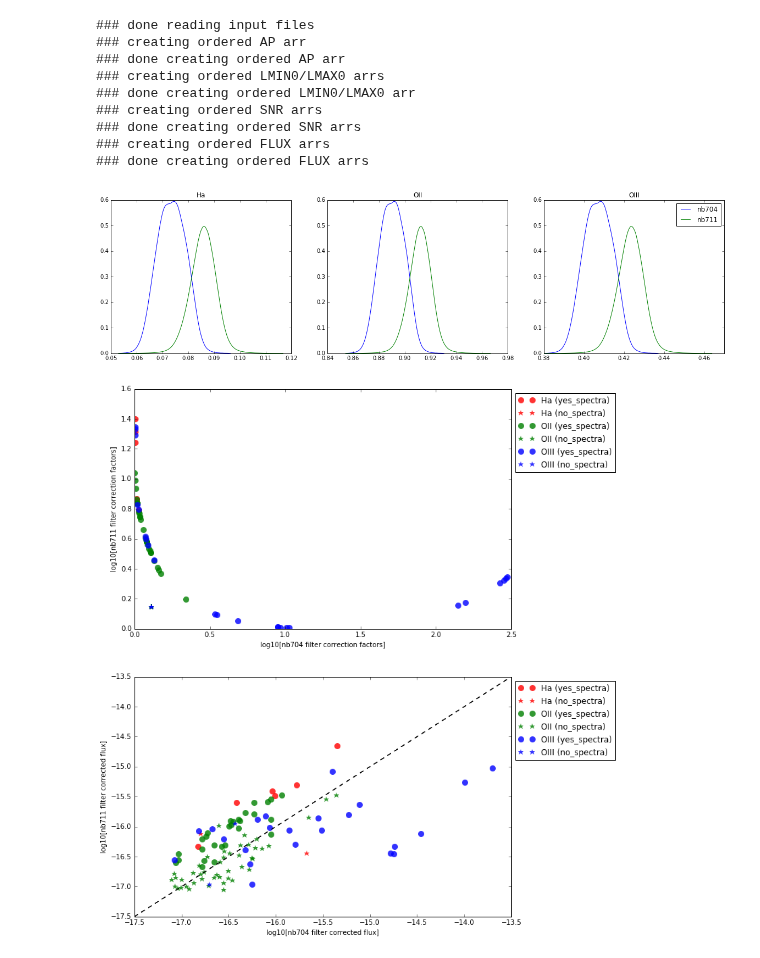
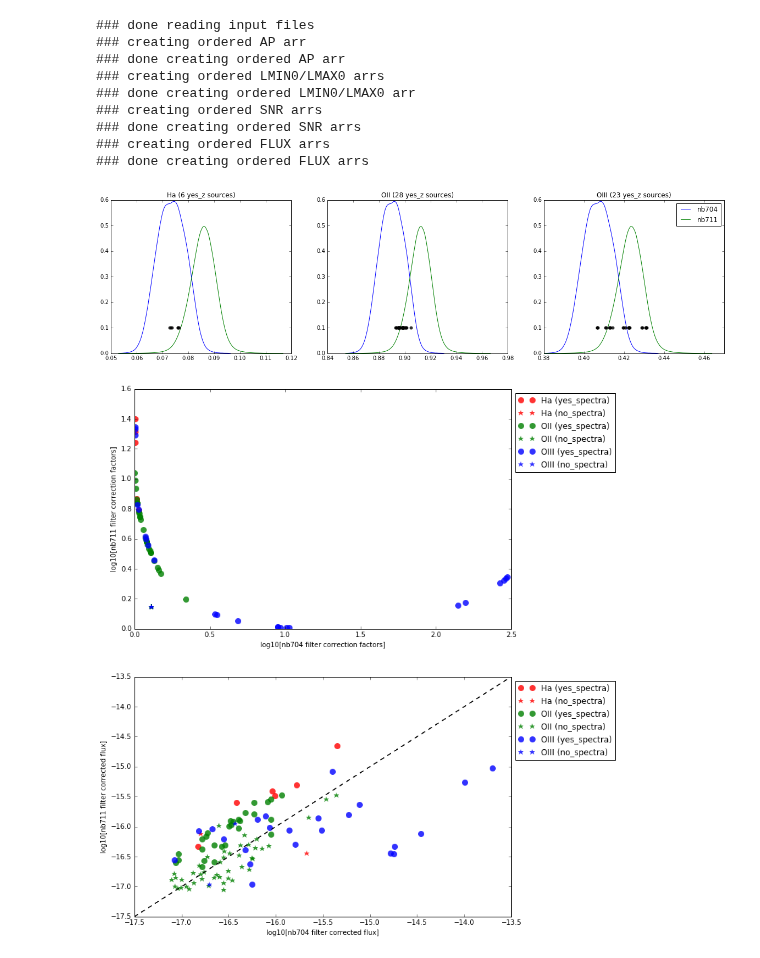
Before and after one commit to kaitshin/LowM_MainSequence, a Jupyter notebook: dual_emitting_filter_corrections.ipynb, the cells around one changed output. Drawn from its saved outputs; the diff is of its cells as text; code cells hidden in the pictures.

Commit message:
made some minor visualization changes

```diff
--- a/dual_emitting_filter_corrections.ipynb
+++ b/dual_emitting_filter_corrections.ipynb
@@ -67,19 +75,23 @@ filter_stat_corr_dict = {'NB704':1.289439104, 'NB711':1.41022358406,
 # %%
 f, ax = plt.subplots(1,3)
 for i, line, ltitle in zip(range(3), [6562.8, 3727.0, 5006.8], ['Ha', 'OII', 'OIII']):
     z_filt = nb704_response['col1'].data/line - 1
     yresponse = np.array(nb704_response['col2'])
     ax[i].plot(z_filt, yresponse, label='nb704')
 
     z_filt2 = nb711_response['col1'].data/line - 1
     yresponse2 = np.array(nb711_response['col2'])
     ax[i].plot(z_filt2, yresponse2, label='nb711')
 
-    ax[i].set_title(ltitle)
+    lmatch = np.array([x for x in range(len(dual)) if ltitle+'-NB7' in NAME0[dual][x]])
+    yz = lmatch[np.where((zspec0[dual[lmatch]] > 0) & (zspec0[dual[lmatch]] < 9))[0]]
+    ax[i].plot(zspec0[dual[yz]], np.array([0.1]*len(yz)), 'ko', mew=0, alpha=0.8)
+
+    ax[i].set_title(ltitle+' ('+str(len(yz))+' yes_z sources)')
     if i==2:
         ax[i].legend()
 
 f.set_size_inches(20,5)
 # %% [output]
-[figure, old version]
+[figure, new version]
 # %%
```
Also changed, not shown: parts of 2 cells of this notebook.
